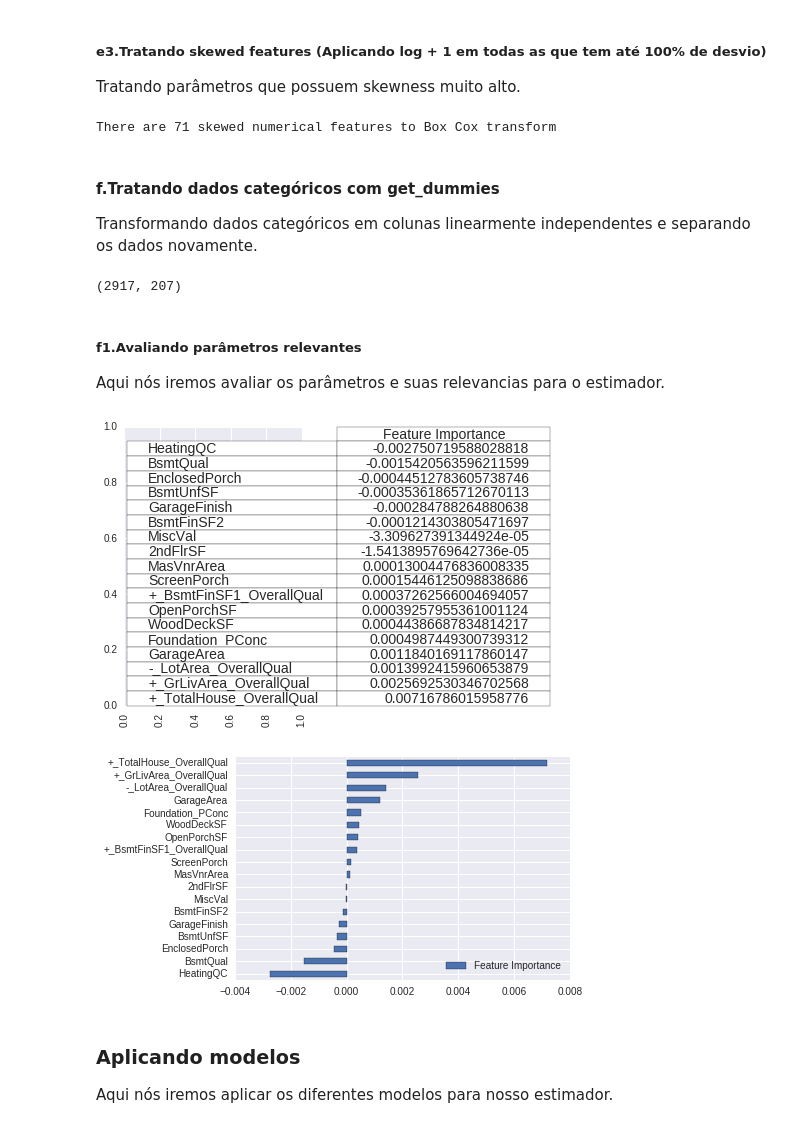
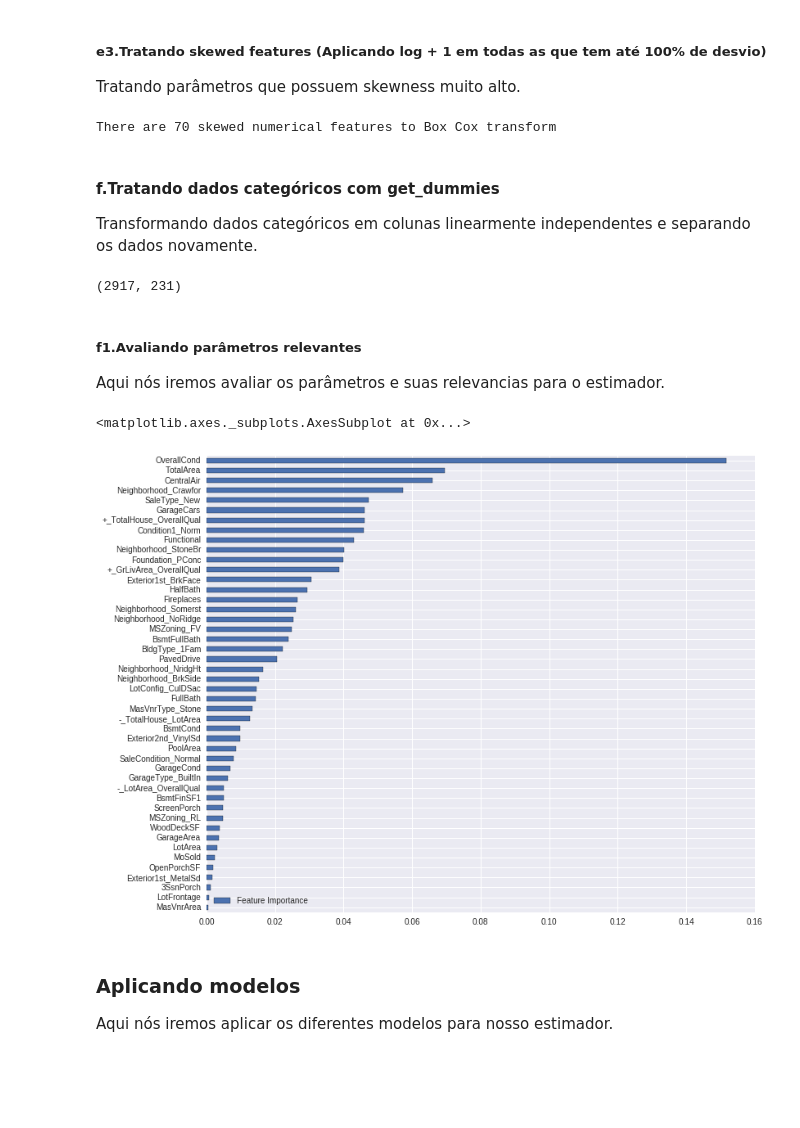
Before and after one commit to inascim/MLHeraldo20181, a Jupyter notebook: TrabalhoHeraldo2018.ipynb, the cells around one changed output. Saved outputs shown, nothing was run; the diff lists cells and outputs as text; code cells hidden in the pictures; blank space fills up the shorter version.

```diff
--- a/TrabalhoHeraldo2018.ipynb
+++ b/TrabalhoHeraldo2018.ipynb
@@ -424,7 +441,7 @@ Skew in numerical features:
 ##### e3.Tratando skewed features (Aplicando log + 1 em todas as que tem até 100% de desvio)
 Tratando parâmetros que possuem skewness muito alto.
 # %%
-skewness = skewness[abs(skewness) > 1]
+skewness = skewness[abs(skewness) > 0.75]
 print("There are {} skewed numerical features to Box Cox transform".format(skewness.shape[0]))
 
 from scipy.special import boxcox1p
@@ -433,7 +450,7 @@ lam = 0.15
 for feat in skewed_features:
     all_data[feat] = boxcox1p(all_data[feat], lam)
 # %% [output]
-There are 71 skewed numerical features to Box Cox transform
+There are 70 skewed numerical features to Box Cox transform
 # %% [markdown]
 #### f.Tratando dados categóricos com get_dummies
 Transformando dados categóricos em colunas linearmente independentes e separando os dados novamente.
@@ -445,7 +462,7 @@ print(all_data.shape)
 train = all_data[:ntrain]
 test = all_data[ntrain:]
 # %% [output]
-(2917, 207)
+(2917, 231)
 # %% [markdown]
 ##### f1.Avaliando parâmetros relevantes
 
@@ -453,32 +470,20 @@ Aqui nós iremos avaliar os parâmetros e suas relevancias para o estimador.
 # %%
 from sklearn.preprocessing import RobustScaler
 from sklearn.linear_model import ElasticNet, Lasso,  BayesianRidge, LassoLarsIC
 lasso = make_pipeline(RobustScaler(), Lasso(alpha =0.0005, random_state=1))
 
 train2 = all_data[:ntrain]
 
 lasso=Lasso(alpha=0.001)
 lasso.fit(train2,target)
 FI_lasso = pd.DataFrame({"Feature Importance":lasso.coef_}, index=train2.columns)
 FI_lasso = FI_lasso.sort_values("Feature Importance",ascending=False)
 org = FI_lasso[FI_lasso["Feature Importance"]!=0].sort_values("Feature Importance")
 
-fig = plt.figure(figsize=(7,5))
-ax1 = fig.add_subplot(121)
-plt.xticks(rotation='90')
-org.plot(kind="barh")
-
-ax2 = fig.add_subplot(122)
-font_size=14
-bbox=[0, 0, 1.2, 1.0]
-ax2.axis('off')
-
-mpl_table = ax2.table(cellText = org[0:20].values, rowLabels = org[0:20].index, bbox=bbox, colLabels=org[0:20].columns)
-mpl_table.auto_set_font_size(False)
-mpl_table.set_fontsize(font_size)
+org.loc[org['Feature Importance'] > 0].plot(kind="barh", figsize=(12,10))
 # %% [output]
+<matplotlib.axes._subplots.AxesSubplot at 0x...>
-[figure, old version]
+[figure, new version]
-[figure, removed]
 # %% [markdown]
 ### Aplicando modelos
 
```
Also changed, not shown: parts of 26 cells of this notebook.
